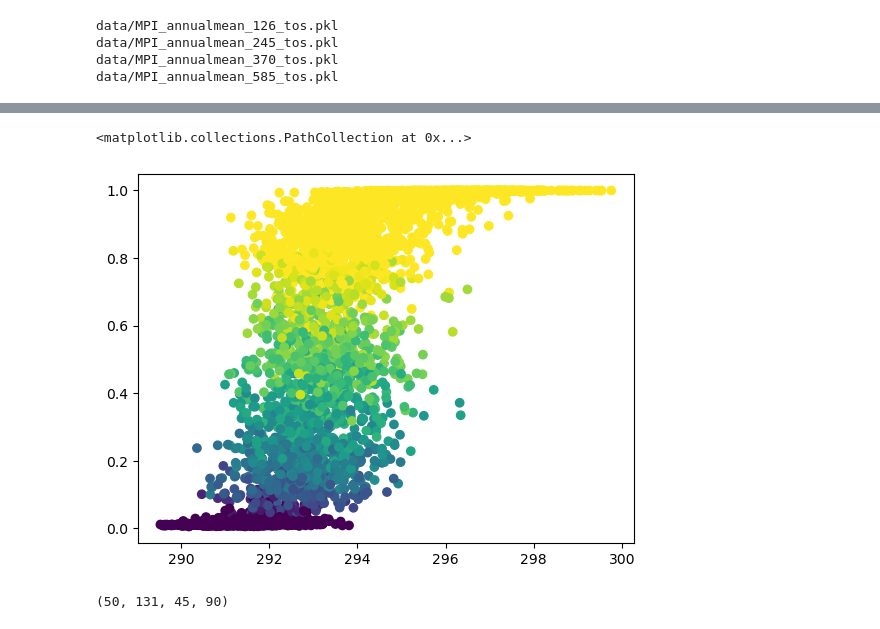
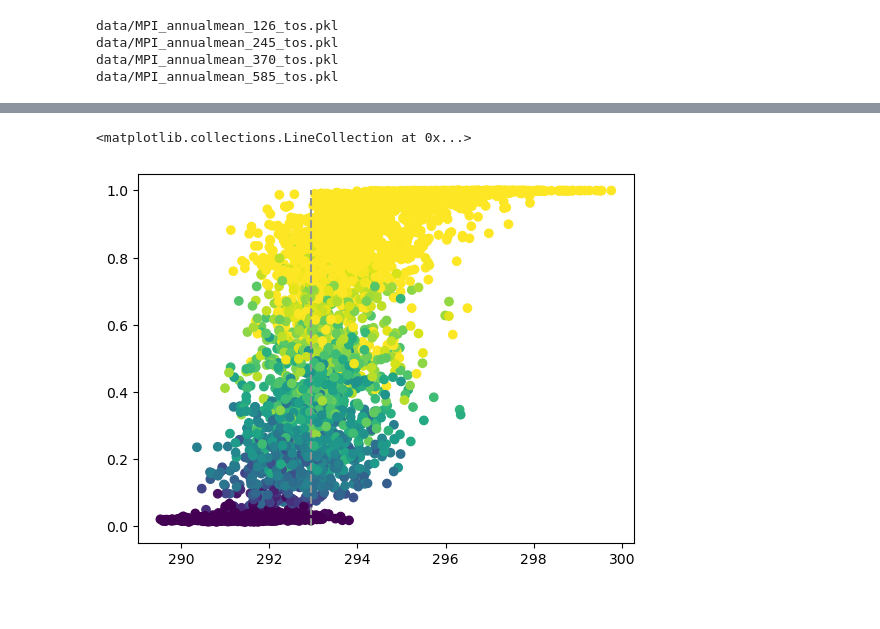
Before and after one commit to emily-gordy/predictability-emergence, a Jupyter notebook: sandpit.ipynb, the cells around one changed output, grey strips where cells are left out. Drawn from its saved outputs; the diff is of its cells as text; code cells hidden in the pictures.

```diff
--- a/sandpit.ipynb
+++ b/sandpit.ipynb
@@ -75,7 +75,7 @@ data/MPI_annualmean_585_tos.pkl
 # plt.subplot(1,1,1)
 allpred = []
 
-for iseed, seed in enumerate(seedlist[:1]):
+for iseed, seed in enumerate(seedlist):
 
     torch.manual_seed(seed)
     np.random.seed(seed)
@@ -91,19 +91,10 @@ for iseed, seed in enumerate(seedlist[:1]):
     inputtest, inputtestGMT, outputtest = DataHolder.tensortime_onehot(alltest,nclasses=2)
 
     outputvalclass = np.argmax(outputval.numpy(),axis=1)
+    outputtestclass = np.argmax(outputtest.numpy(),axis=1)
 
     #baseline of beating gmt, need to get gmt
-
-    # gmtallmembers = AllData.alloutput
-    # avgeffectofGMT_train = np.mean(gmtallmembers[:], axis=0)
-    # avgeffectofGMTabs = np.round(avgeffectofGMT_train, decimals=0)
-    # avgeffectofGMTval = np.tile(avgeffectofGMTabs, (len(trainvaltest[1])))
-
-    # avgeffectofGMT_test = np.mean(gmtallmembers[:], axis=0)
-
-    # yearvec = np.arange(timerange[0]+inputlength, timerange[1]-outputavgtime+2)
-    # gmtplot = np.reshape(inputtrainGMT.numpy().squeeze(),(len(trainvaltest[0]),len(yearvec)))
-    # gmtplot = np.mean(gmtplot,axis=0)
+    nullval,nulltest = AllData.calculate_nulls(trainvaltest)
 
     cnn = buildmodel.CNNclassifier(inputtrain, inputtrainGMT, outputtrain)
     fileout = "models/"+filefront+"avgtime"+str(outputavgtime)+"_allssps_per"+str(tpercentile)+"_lat"+str(latsel)+"_lon"+str(lonsel)+"_seed"+str(seed)+".pt"
@@ -112,15 +103,26 @@ for iseed, seed in enumerate(seedlist[:1]):
 
     with torch.no_grad():
         predval = cnn(inputval, inputvalGMT)
+        predtest = cnn(inputtest, inputtestGMT)
 
     predvalclass = torch.argmax(predval, dim=1).numpy()
     allpred.append(predval.numpy())
+
+    predtestclass = torch.argmax(predtest, dim=1).numpy()
+
     acc = np.mean(predvalclass == outputvalclass)
+    acctest = np.mean(predtestclass == outputtestclass)
+    gmtacc = np.mean(nullval == outputvalclass)
+
+    gmttestacc = np.mean(nulltest == outputtestclass)
+
     print("Seed ", str(seed), " val accuracy: ", str(acc))
+    print("Seed ", str(seed), " gmt val accuracy: ", str(gmtacc))
 
-
-    predseed = allpred[iseed]
-    predseed = np.argmax(predseed, axis=1)
+    print("Seed ", str(seed), " test accuracy: ", str(acctest))
+    print("Seed ", str(seed), " gmt test accuracy: ", str(gmttestacc))
+    # predseed = allpred[iseed]
+    # predseed = np.argmax(predseed, axis=1)
     # predseed = np.reshape(predseed, (len(trainvaltest[1]), len(yearvec)))
 
     # predseedmean = np.mean(predseed, axis=0)
@@ -157,9 +182,6 @@ for i in range(5):
 # %%
 plt.scatter(allsummer,allpred[0][:,1],c=inputvalGMT.numpy(),vmin=0.3,vmax=1)
+plt.vlines(np.mean(AllData.onesigmas),0,1,color='xkcd:grey',linestyle='dashed')
 # %% [output]
-<matplotlib.collections.PathCollection at 0x...>
+<matplotlib.collections.LineCollection at 0x...>
-[figure, old version]
+[figure, new version]
-# %%
-AllData.input_annualmean.shape
-# %% [output]
-(50, 131, 45, 90)
```
Also changed, not shown: parts of 8 cells of this notebook, 1 other file.
